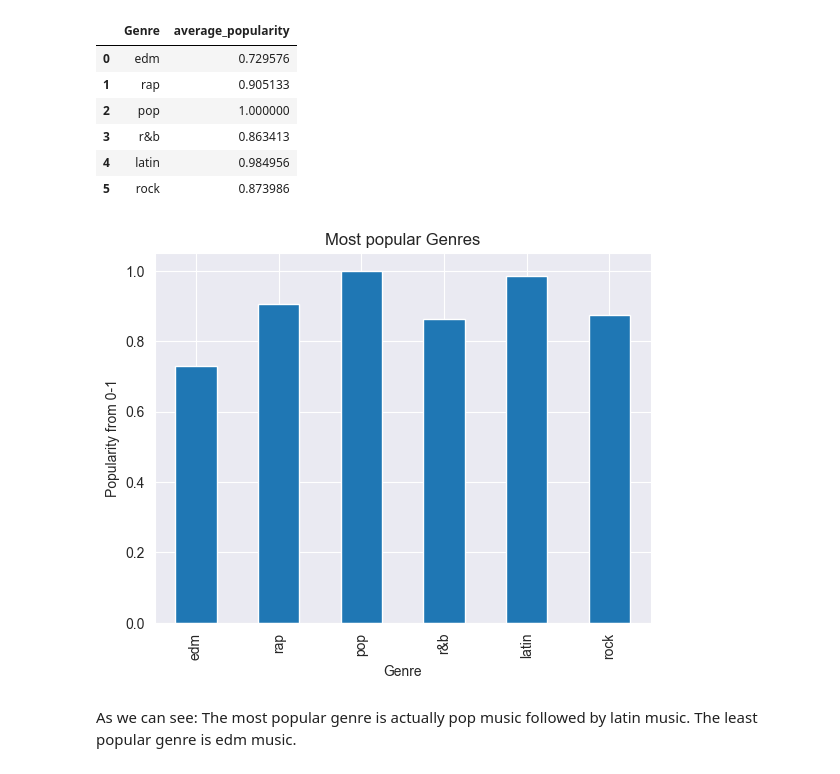
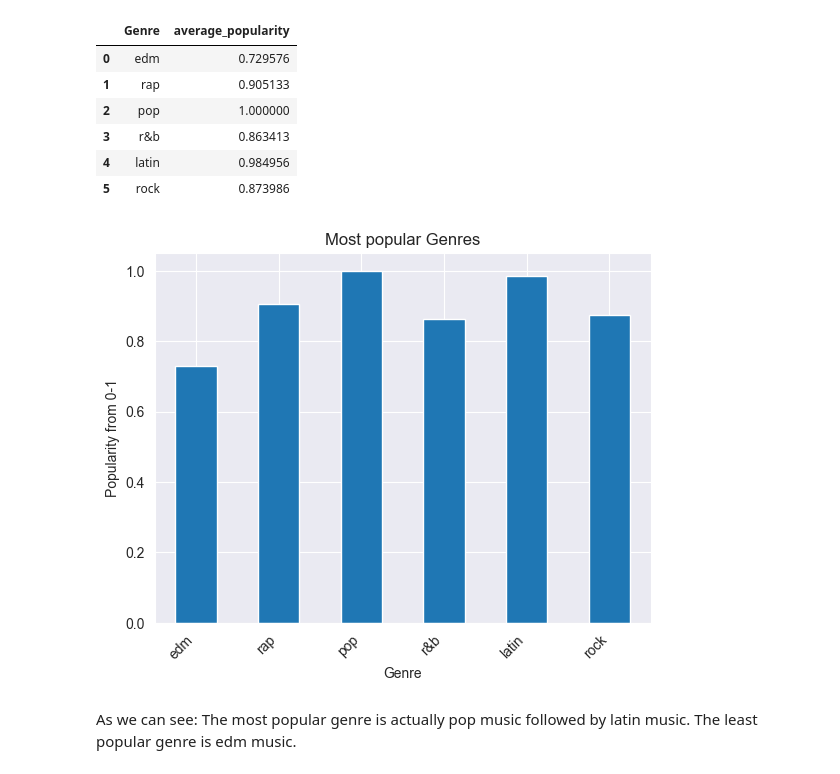
Before and after one commit to exaucersk/portfolio, a Jupyter notebook: spotify songs/spotify.ipynb, the cells around one changed output. Cells and saved outputs as stored; diff of their text form; code cells hidden in the pictures.

```diff
--- a/spotify songs/spotify.ipynb
+++ b/spotify songs/spotify.ipynb
@@ -191,9 +222,10 @@ genre_popularity_df
 # %%
 genre_popularity_df.plot(x='Genre', kind='bar', legend= False, ylabel='Popularity from 0-1')
 plt.title('Most popular Genres')
+plt.xticks(rotation=45, ha='right')
 plt.show()
 # %% [output]
-[figure, old version]
+[figure, new version]
 # %% [markdown]
 As we can see: The most popular genre is actually pop music followed by latin music. The least popular genre is edm music.
 # %% [markdown]
```
Also changed, not shown: parts of 4 cells of this notebook.
